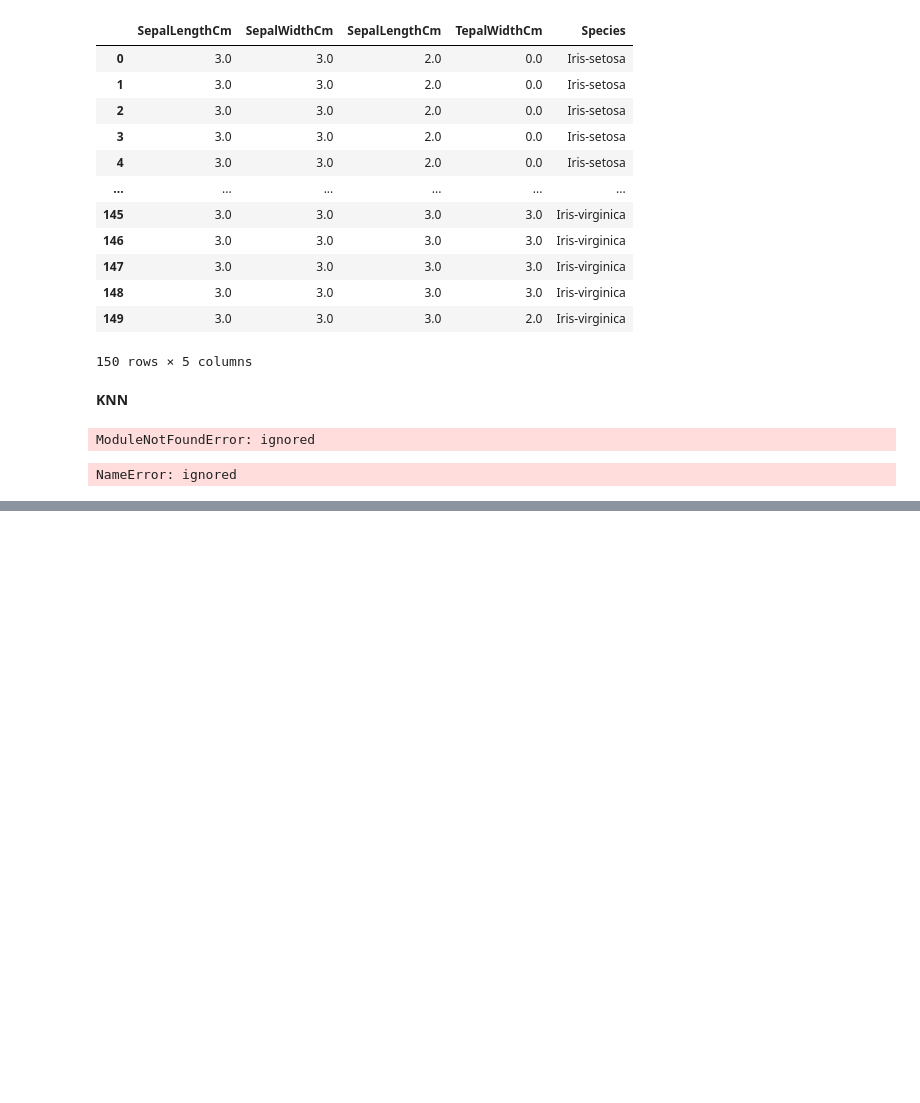
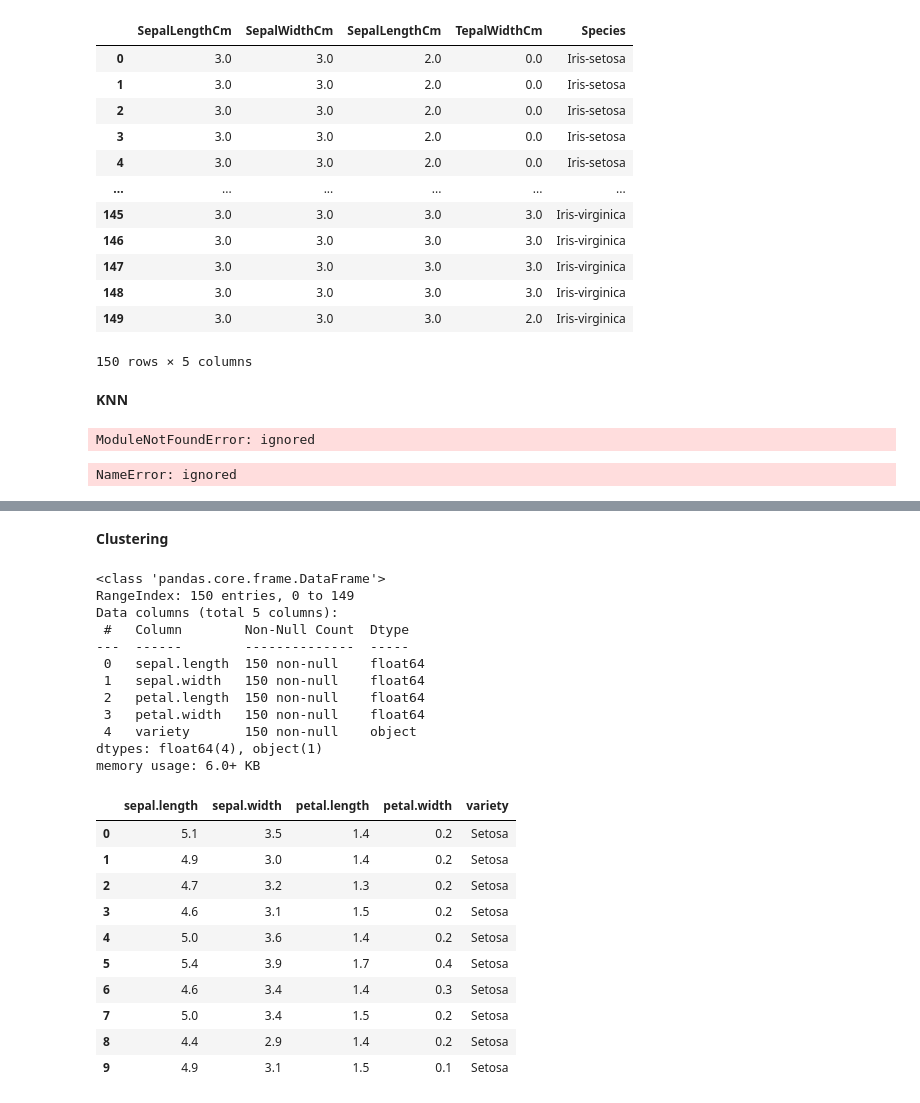
Before and after one commit to Feb11F/ppw, a Jupyter notebook: _sources/tugas1.ipynb, the cells around one changed output, grey strips where cells are left out. Cells and saved outputs as stored; diff of their text form; code cells hidden in the pictures; blank space fills up the shorter version.

```diff
--- a/_sources/tugas1.ipynb
+++ b/_sources/tugas1.ipynb
@@ -226,0 +239,5 @@ NameError: ignored
+# %%
+# Importing the dataset
+dataset= pd.read_csv('https://gist.githubusercontent.com/netj/8836201/raw/6f9306ad21398ea43cba4f7d537619d0e07d5ae3/iris.csv')
+# %% [markdown]
+**Clustering**
@@ -226,0 +254,27 @@ NameError: ignored
+# %%
+dataset.info()
+dataset[0:10]
+# %% [output]
+<class 'pandas.core.frame.DataFrame'>
+RangeIndex: 150 entries, 0 to 149
+Data columns (total 5 columns):
+ #   Column        Non-Null Count  Dtype
+---  ------        --------------  -----
+ 0   sepal.length  150 non-null    float64
+ 1   sepal.width   150 non-null    float64
+ 2   petal.length  150 non-null    float64
+ 3   petal.width   150 non-null    float64
+ 4   variety       150 non-null    object
+dtypes: float64(4), object(1)
+memory usage: 6.0+ KB
+|  | sepal.length | sepal.width | petal.length | petal.width | variety |
+| 0 | 5.1 | 3.5 | 1.4 | 0.2 | Setosa |
+| 1 | 4.9 | 3.0 | 1.4 | 0.2 | Setosa |
+| 2 | 4.7 | 3.2 | 1.3 | 0.2 | Setosa |
+| 3 | 4.6 | 3.1 | 1.5 | 0.2 | Setosa |
+| 4 | 5.0 | 3.6 | 1.4 | 0.2 | Setosa |
+| 5 | 5.4 | 3.9 | 1.7 | 0.4 | Setosa |
+| 6 | 4.6 | 3.4 | 1.4 | 0.3 | Setosa |
+| 7 | 5.0 | 3.4 | 1.5 | 0.2 | Setosa |
+| 8 | 4.4 | 2.9 | 1.4 | 0.2 | Setosa |
+| 9 | 4.9 | 3.1 | 1.5 | 0.1 | Setosa |
```
Also changed, not shown: parts of 7 cells of this notebook, 13 other files.
